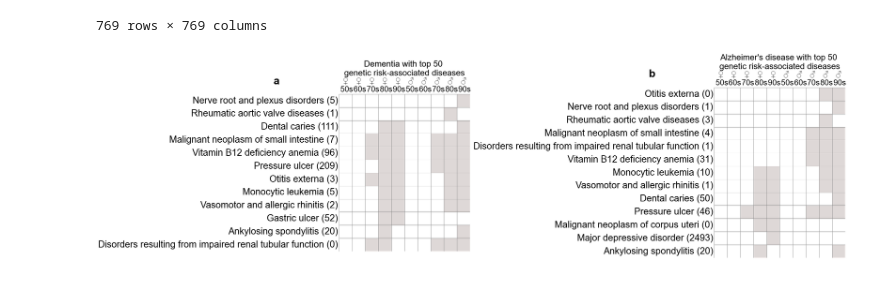
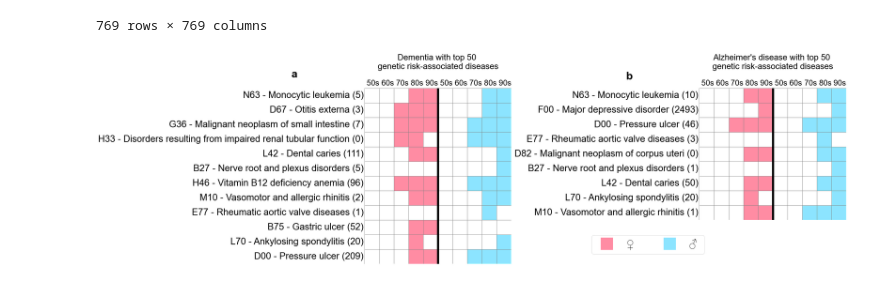
Before and after one commit to vladimirkovacevic/CSH, a Jupyter notebook: map_icd.ipynb, the cells around one changed output. Cells and saved outputs as stored; diff of their text form; code cells hidden in the pictures.

Commit message:
Vertical line in the middle.

```diff
--- a/map_icd.ipynb
+++ b/map_icd.ipynb
@@ -400,14 +401,14 @@ with open(harmonized_fname, 'r') as f:
     disease_names = f.readline().strip().split(',')
 rds_files = glob.glob("data/dementia_age_groups/*.rds")
 
+disease_name_icd10_dict = dict(zip(disease_names, open_target_df.columns))
 
 for TOP_K in [50]:
-    df_out = pd.DataFrame(columns=['Graph', 'ICD10', 'Pearson', 'p-val', 'Correlated disease', 'Num correlated diseases'])
-    ind = 0
     fig, axes = plt.subplots(1, 2, figsize=(35, 25))  # 3 columns, 1 row
     for i, code in enumerate(['F00', 'G30']):
         if code in df.index:
-
+            df_out = pd.DataFrame(columns=['Graph', 'ICD10', 'Correlated disease', 'Num correlated diseases'])
+            ind = 0
             for f in rds_files:
                 result = pyreadr.read_r(f) # also works for RData
                 # result is a dictionary where keys are the name of objects and the values python
@@ -434,21 +435,11 @@ for TOP_K in [50]:
                 except TypeError as e:
                     correlated_diseases = []
 
+                df_out.loc[ind] = [f.split('/')[-1].split('.')[0].replace('All_OR_', ''), code, correlated_diseases, len(correlated_diseases)]
+                ind+=1
+#         pd.set_option('display.max_colwidth', None)
 
-                # Compute Pearson correlation coefficient and p-value
-#                 if np.std(row1_subset) == 0. or np.std(row2_subset) == 0.:
-#     #                 print("Pearson correlation undefined for constant input.")
-#                     corr, pval = np.nan, np.nan
-#                 else:
-#                     corr, pval = pearsonr(row1_subset, row2_subset)
-
-                df_out.loc[ind] = [f.split('/')[-1].split('.')[0].replace('All_OR_', ''), code, corr, pval, correlated_diseases, len(correlated_diseases)]
-                ind+=1
-        df_sorted = df_out.sort_values(by='Pearson', key=lambda x: x.abs(), ascending=False)
-        # df_sorted.to_csv('hospital_gene_correlations_pearson_binary.csv', index=False)
-        pd.set_option('display.max_colwidth', None)
-        gr_dis_dict = dict(zip(df_sorted['Graph'], df_sorted['Correlated disease']))
-        gr_dis_dict
+        gr_dis_dict = dict(zip(df_out['Graph'], df_out['Correlated disease']))
 
         dis_gr_dict = dict()
         for graph, dis in gr_dis_dict.items():
@@ -462,56 +453,78 @@ for TOP_K in [50]:
             dis_gr_df.loc[:, gr.replace('_Age_', ' ') + '0s'] = dis_gr_df['Detected in'].apply(lambda x: 1 if gr in x else 0)
         dis_gr_df.rename(columns={'Disease': dementia_codes[code]}, inplace=True)
 
-        dis_gr_df = dis_gr_df.sort_values(by='Detected in', ascending=False)
         dis_gr_df = dis_gr_df.drop(columns=['Detected in'])
         dis_gr_df.set_index(dementia_codes[code], inplace=True)
-
+        for col in dis_gr_df.columns:
+            if 'Male' in col:
+                dis_gr_df.loc[:, col] = dis_gr_df[col].apply(lambda x: (x + 1) if x else x)  # For painting in different color
 
         # Modify column and index labels to replace "Female" and "Male" with symbols
-        dis_gr_df.columns = [label.replace("Female", "♀\n").replace("Male", "♂\n") for label in dis_gr_df.columns]
-
-
-
-#         dis_gr_df.index = [label.replace("Female", "♀\n").replace("Male", "♂\n") for label in dis_gr_df.index]
-
+        dis_gr_df.columns = [la.replace("Female", "").replace("Male", "") for la in dis_gr_df.columns]
 
         # Compute PubMed article counts and modify index labels
         new_index = []
         for disease in dis_gr_df.index:
-            cleaned_disease = disease.replace("♀\n", "").replace("♂\n", "").replace("\"", "")
+            cleaned_disease = disease.replace("\"", "")
             pubmed_count = get_pubmed_count_cached(dementia_codes[code], cleaned_disease)
-            new_label = f"{disease} ({pubmed_count})".replace("\"", "")
-            new_index.append(new_label)
+            new_lab = f"{disease_name_icd10_dict[disease]} - {disease} ({pubmed_count})".replace("\"", "")
+            new_index.append(new_lab)
 
         dis_gr_df.index = new_index
-
+#         dis_gr_df = dis_gr_df.sort_values(by='Detected in', ascending=False)
 
         # Set font to Arial
         plt.rcParams["font.family"] = "Arial"
 
         # Custom colormap
-        cmap = sns.color_palette(["white", "#ded8d7"])
+        male_female_color = ["#ff8ca3", "#8ce4ff"]
+        cmap = sns.color_palette(["white"] + male_female_color) #"#ded8d7"])
 
         # Plot heatmap
         ax = sns.heatmap(dis_gr_df, cmap=cmap, cbar=False, linewidths=0.5, linecolor='gray', square=True, ax=axes[i])
+
+
 
         # Move x-axis labels to the top
         ax.xaxis.set_ticks_position('top')
         ax.xaxis.set_label_position('top')
 
         # Make x-axis labels horizontal and increase font sizes
         ax.tick_params(axis='x', labelrotation=0, labelsize=26)
         ax.tick_params(axis='y', labelsize=31)
         ax.tick_params(axis='both', which='both', length=0) # Remove tick marks
-        ax.set_title(f'{dementia_codes[code]} with top {TOP_K} \ngenetic risk-associated diseases', size=28)
+        ax.set_title(f'{dementia_codes[code]} with top {TOP_K} \ngenetic risk-associated diseases\n', size=28)
+
+        mid = len(dis_gr_df.columns) //2
+        ax.axvline(x=mid, color='black', linewidth=7)
+
+
         # Add subplot letter labels (a, b, c...)
         label = chr(97 + i)  # 'a' for 0, 'b' for 1, etc.
         ax.text(-0.5, 1.05, f'{label}', transform=ax.transAxes,
                 fontsize=36, fontweight='bold', va='bottom', ha='left')
+    labels = ['♀ ', '♂ ']
+
+    # Create custom legend handles
+    legend_elements = [
+        Line2D([0], [0], marker='s', color='w', label=labels[i],
+               markerfacecolor=male_female_color[i], markersize=42)
+        for i in range(2)
+    ]
+
+    # Create the legend at the bottom
+    plt.legend(handles=legend_elements, loc='lower center', bbox_to_anchor=(-0.35, -0.3),
+               ncol=2, frameon=True, fontsize=36)
 
     # Adjust layout and save to PDF
     plt.tight_layout()
+    pos1 = axes[0].get_position()
+    pos2 = axes[1].get_position()
+
+    new_y0 = pos1.y0 + pos1.height - pos2.height
+    axes[1].set_position([pos2.x0, new_y0, pos2.width, pos2.height])
+
     plt.savefig(f"dementia_heatmaps_{TOP_K}.pdf", dpi=200, format='pdf', bbox_inches='tight')
     plt.show()
 # %% [output]
-[figure, old version]
+[figure, new version]
```
Also changed, not shown: parts of 15 cells of this notebook.
